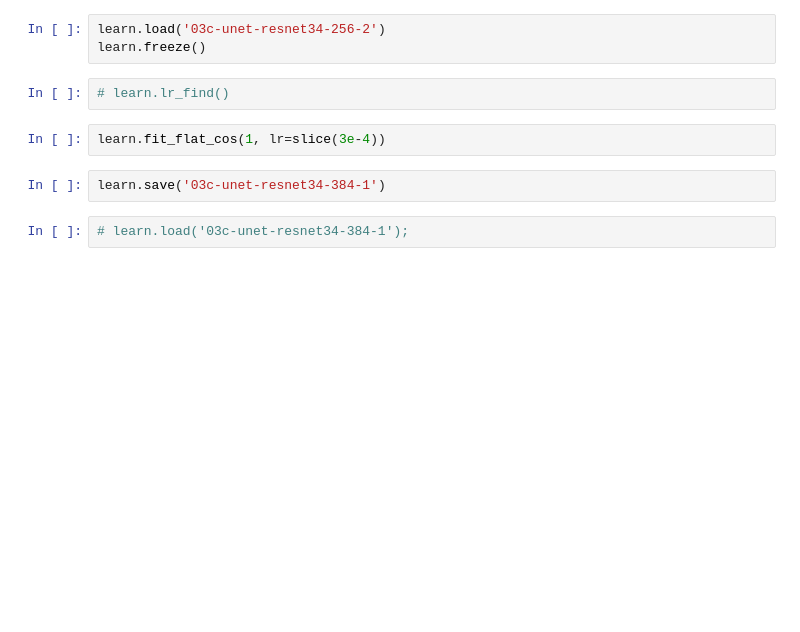
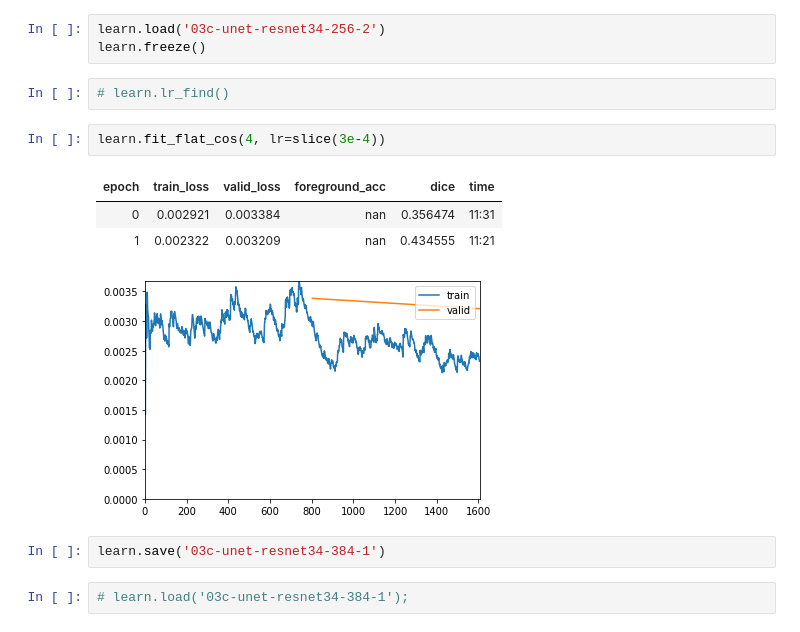
Before and after one commit to mrkcmd/bualabs, a Jupyter notebook: nbs/03c_image_segmentation_siim_acr_pneumothorax_fastai2.ipynb, the cells around one changed output. Saved outputs shown, nothing was run; the diff lists cells and outputs as text; blank space fills up the shorter version.

```diff
--- a/nbs/03c_image_segmentation_siim_acr_pneumothorax_fastai2.ipynb
+++ b/nbs/03c_image_segmentation_siim_acr_pneumothorax_fastai2.ipynb
@@ -586,7 +559,12 @@ learn.freeze()
 # %%
 # learn.lr_find()
 # %%
-learn.fit_flat_cos(1, lr=slice(3e-4))
+learn.fit_flat_cos(4, lr=slice(3e-4))
+# %% [output]
+| epoch | train_loss | valid_loss | foreground_acc | dice | time |
+| 0 | 0.002921 | 0.003384 | nan | 0.356474 | 11:31 |
+| 1 | 0.002322 | 0.003209 | nan | 0.434555 | 11:21 |
+[figure, added]
 # %%
 learn.save('03c-unet-resnet34-384-1')
 # %%
```
Also changed, not shown: parts of 27 cells of this notebook.
